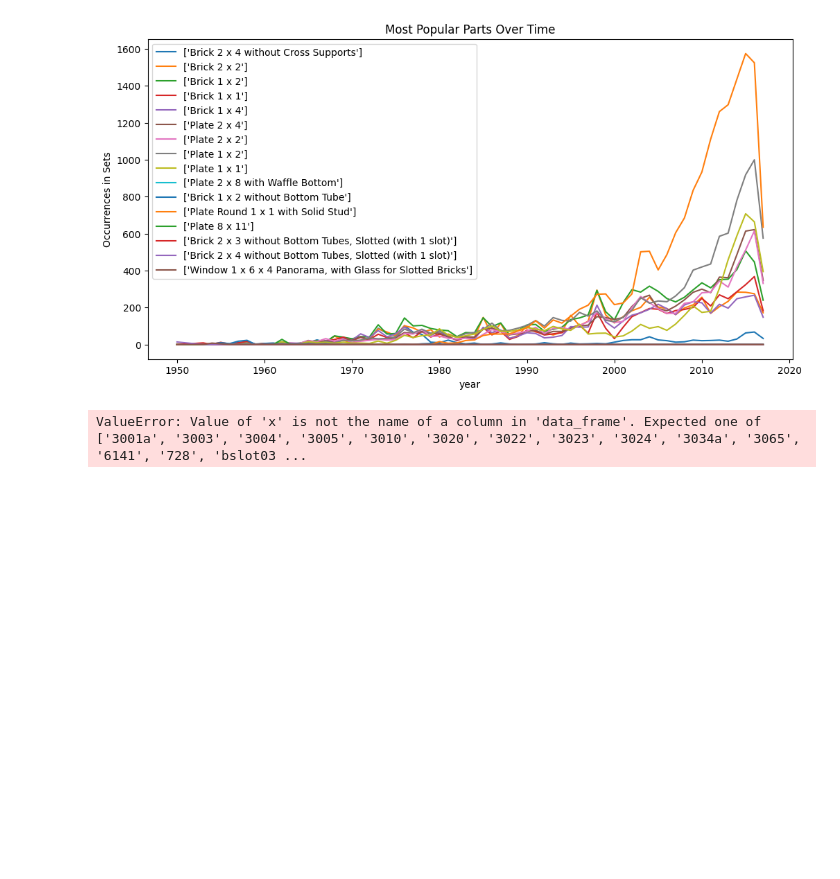
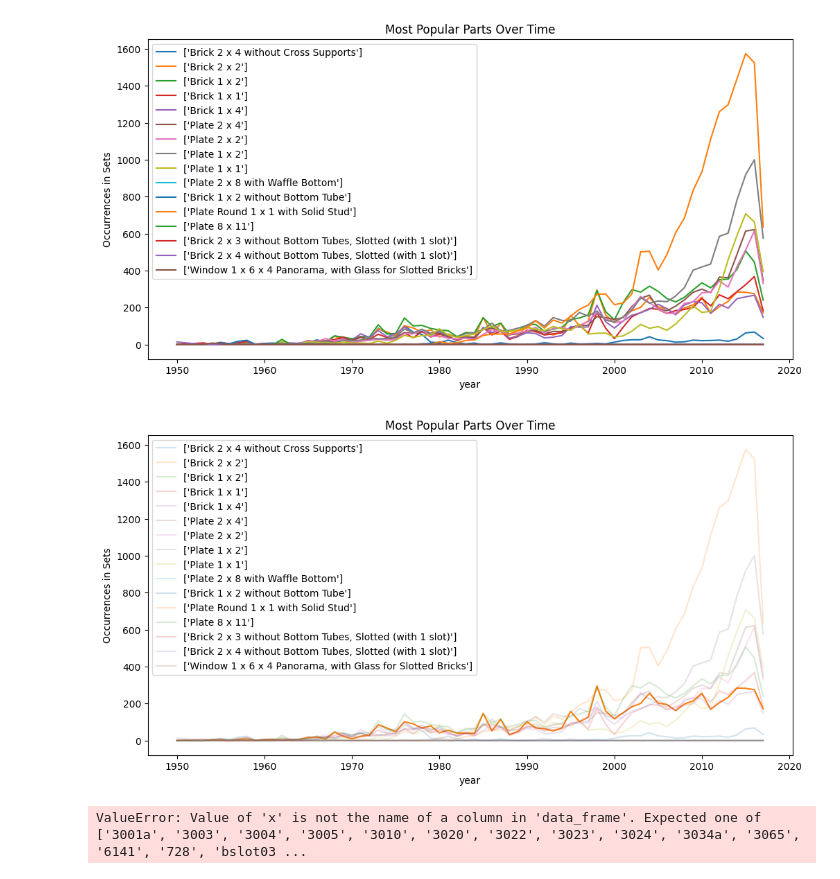
Before and after one commit to MatthewKolotylo/Lego-Project, a Jupyter notebook: OG Data/Master Code Copy.ipynb, the cells around one changed output. Drawn from its saved outputs; the diff is of its cells as text; code cells hidden in the pictures; blank space fills up the shorter version.

Commit message:
Update Master Code Copy.ipynb
Added transparatity to one chart

```diff
--- a/OG Data/Master Code Copy.ipynb
+++ b/OG Data/Master Code Copy.ipynb
@@ -500,6 +522,33 @@ ax.legend(handles, new_labels)
 plt.show()
 # %% [output]
 [figure]
+# %%
+pd.options.plotting.backend = "matplotlib"
+
+fig, ax = plt.subplots(figsize=(12, 6))
+ax.set_xlabel("Year")
+ax.set_ylabel("Occurrences in Sets")
+ax.set_title("Most Popular Parts Over Time")
+
+# Plot the data using the pivot_df DataFrame
+lines = pivot_df.plot.line(ax=ax, alpha=0.2)  # Set alpha to make all lines transparent
+
+# Get the handles and labels of the legend
+handles, labels = ax.get_legend_handles_labels()
+
+# Create a new list of labels using the part_name_dict
+new_labels = [part_name_dict.get(label, label) for label in labels]
+
+# Update the legend with the new labels
+ax.legend(handles, new_labels)
+
+# Set the alpha value of the "Brick 2X2" line to 1 (fully opaque)
+brick_2x2_index = new_labels.index("Brick 2 x 2")
+lines.lines[brick_2x2_index].set_alpha(1.0)
+
+plt.show()
+# %% [output]
+[figure, added]
 # %%
 #this chart shows us that generally that the most popular parts are used more and more over time in lego sets on a yearly basis
 # %%
```
Also changed, not shown: parts of 1 cell of this notebook.
